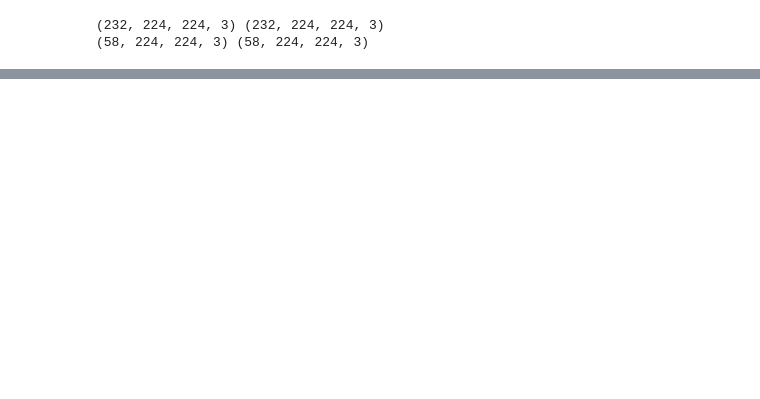
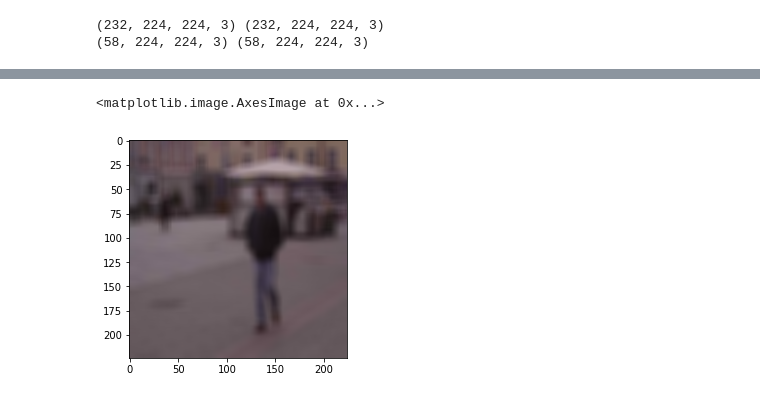
Before and after one commit to msaad1311/Image-Background-Removal, a Jupyter notebook: Code/Background Removal.ipynb, the cells around one changed output, grey strips where cells are left out. Cells and saved outputs as stored; diff of their text form; code cells hidden in the pictures; blank space fills up the shorter version.

```diff
--- a/Code/Background Removal.ipynb
+++ b/Code/Background Removal.ipynb
@@ -159,0 +166,6 @@ for i in num_test:
+# %%
+def make_blur(img):
+    # image = cv2.imread(img)
+    ksize = (10, 10)
+    blur = cv2.blur(img, ksize)
+    return blur
@@ -159,0 +177,5 @@ for i in num_test:
+# %%
+plt.imshow(make_blur(x_test[43]))
+# %% [output]
+<matplotlib.image.AxesImage at 0x...>
+[figure, added]
```
Also changed, not shown: parts of 23 cells of this notebook, 4 other files.
